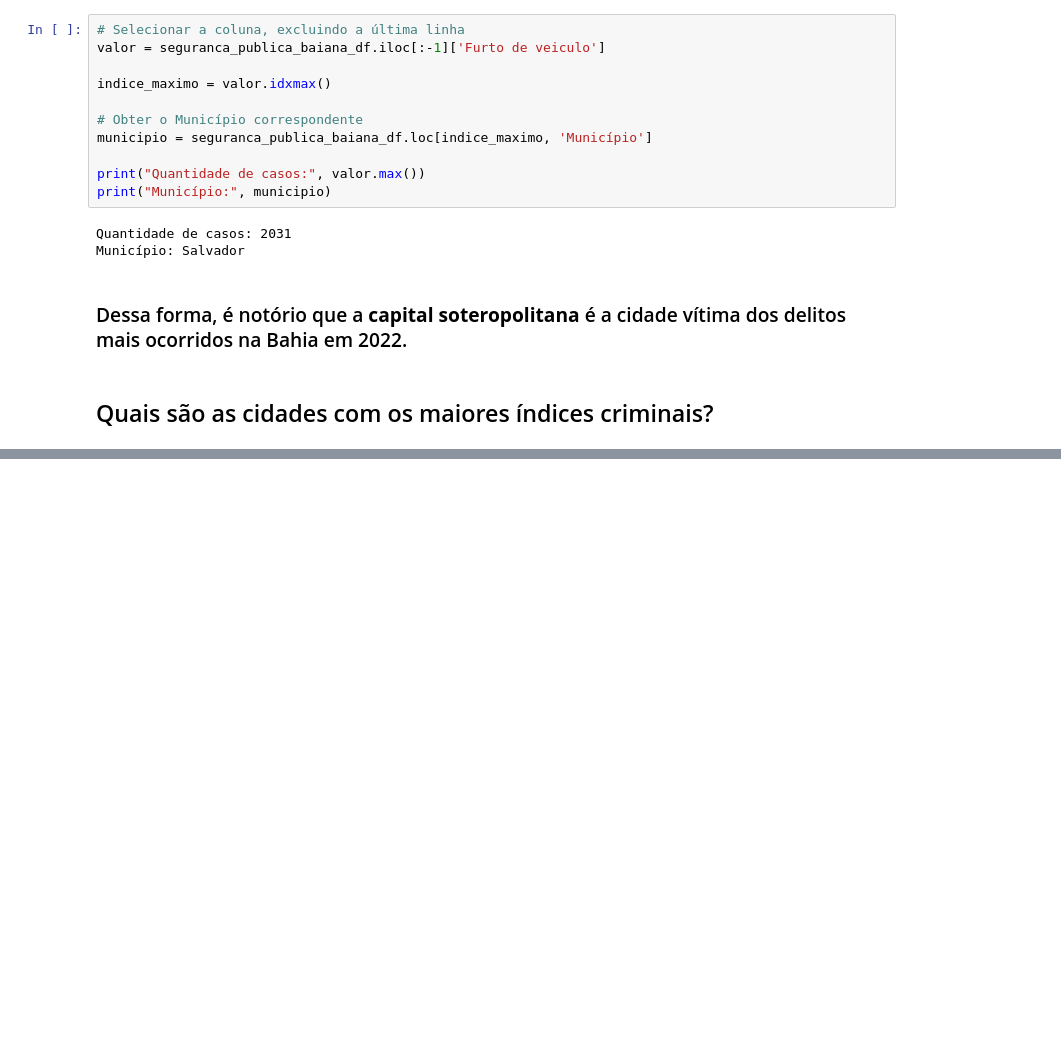
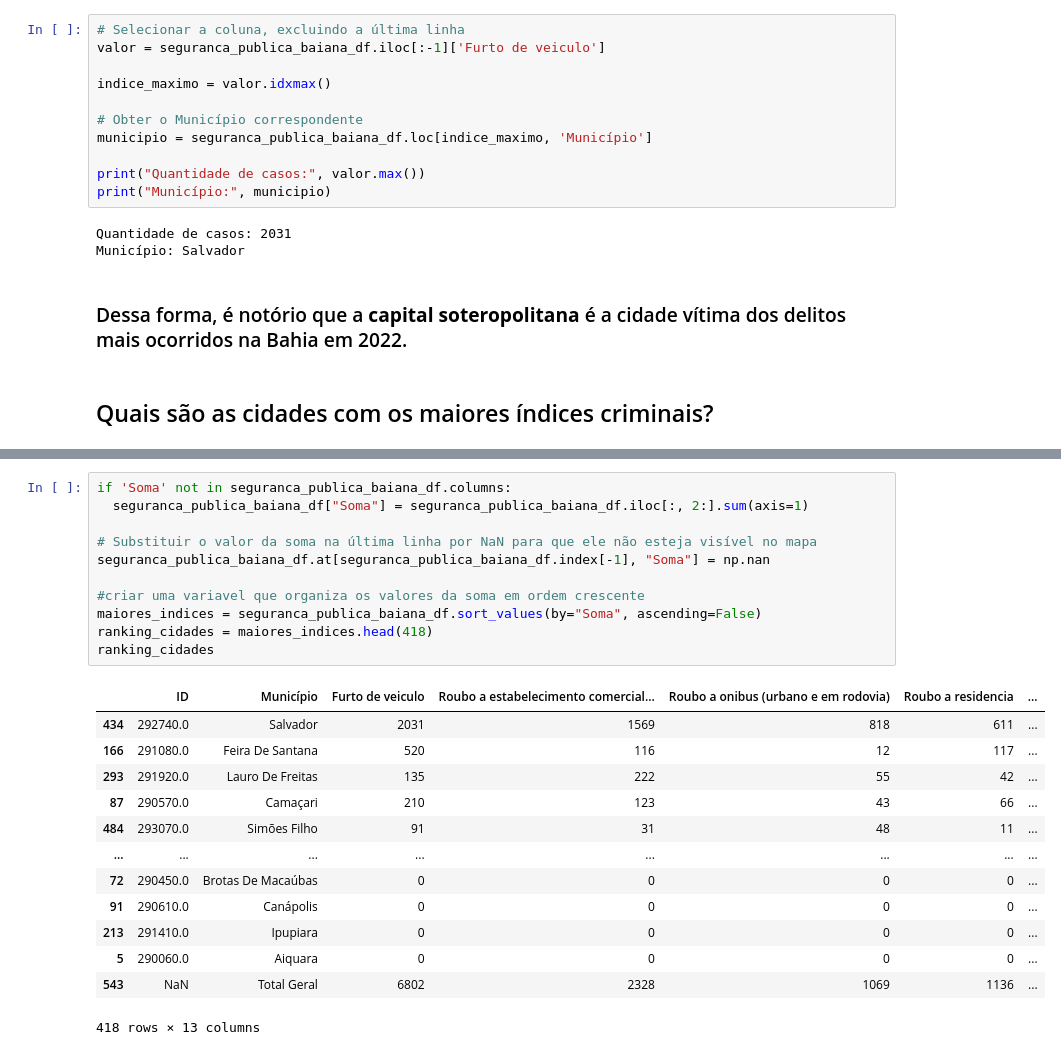
Before and after one commit to Gabyzera/bahia_crimes_analysis, a Jupyter notebook: src/bahia_crimes.ipynb, the cells around one changed output, grey strips where cells are left out. Saved outputs shown, nothing was run; the diff lists cells and outputs as text; blank space fills up the shorter version.

```diff
--- a/src/bahia_crimes.ipynb
+++ b/src/bahia_crimes.ipynb
@@ -310,0 +283,25 @@ m
+# %%
+if 'Soma' not in seguranca_publica_baiana_df.columns:
+  seguranca_publica_baiana_df["Soma"] = seguranca_publica_baiana_df.iloc[:, 2:].sum(axis=1)
+
+# Substituir o valor da soma na última linha por NaN para que ele não esteja visível no mapa
+seguranca_publica_baiana_df.at[seguranca_publica_baiana_df.index[-1], "Soma"] = np.nan
+
+#criar uma variavel que organiza os valores da soma em ordem crescente
+maiores_indices = seguranca_publica_baiana_df.sort_values(by="Soma", ascending=False)
+ranking_cidades = maiores_indices.head(418)
+ranking_cidades
+# %% [output]
+|  | ID | Município | Furto de veiculo | Roubo a estabelecimento comercial... | Roubo a onibus (urbano e em rodovia) | Roubo a residencia | ... |
+| 434 | 292740.0 | Salvador | 2031 | 1569 | 818 | 611 | ... |
+| 166 | 291080.0 | Feira De Santana | 520 | 116 | 12 | 117 | ... |
+| 293 | 291920.0 | Lauro De Freitas | 135 | 222 | 55 | 42 | ... |
+| 87 | 290570.0 | Camaçari | 210 | 123 | 43 | 66 | ... |
+| 484 | 293070.0 | Simões Filho | 91 | 31 | 48 | 11 | ... |
+| ... | ... | ... | ... | ... | ... | ... | ... |
+| 72 | 290450.0 | Brotas De Macaúbas | 0 | 0 | 0 | 0 | ... |
+| 91 | 290610.0 | Canápolis | 0 | 0 | 0 | 0 | ... |
+| 213 | 291410.0 | Ipupiara | 0 | 0 | 0 | 0 | ... |
+| 5 | 290060.0 | Aiquara | 0 | 0 | 0 | 0 | ... |
+| 543 | NaN | Total Geral | 6802 | 2328 | 1069 | 1136 | ... |
+418 rows × 13 columns
```
Also changed, not shown: parts of 10 cells of this notebook, 6 other files.
